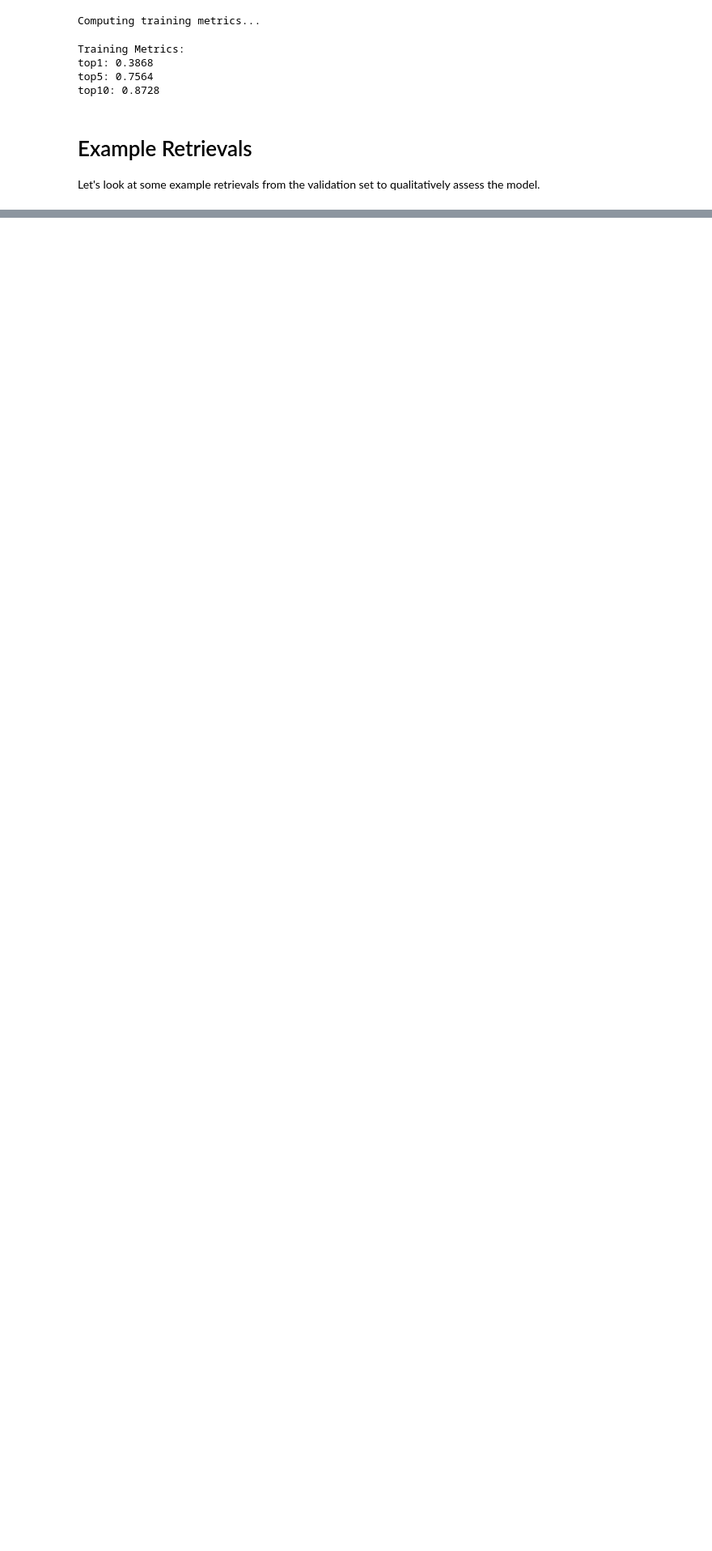
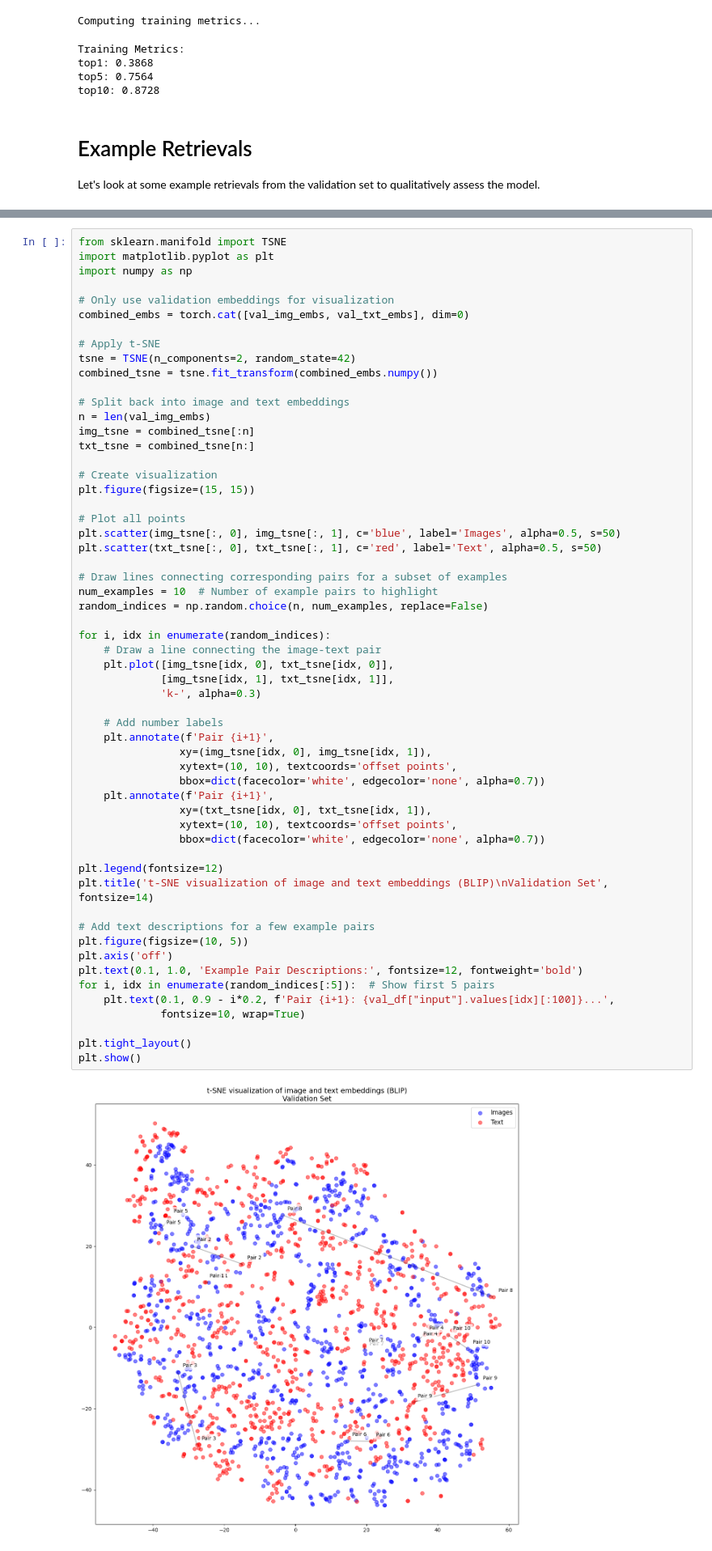
Before and after one commit to mntalha/MaterialVision, a Jupyter notebook: models/Salesforce/eval_blip.ipynb, the cells around one changed output, grey strips where cells are left out. Shown at 81% size. Saved outputs shown, nothing was run; the diff lists cells and outputs as text; blank space fills up the shorter version.

```diff
--- a/models/Salesforce/eval_blip.ipynb
+++ b/models/Salesforce/eval_blip.ipynb
@@ -307,0 +312,59 @@ Top text→image retrievals:
+# %%
+from sklearn.manifold import TSNE
+import matplotlib.pyplot as plt
+import numpy as np
+
+# Only use validation embeddings for visualization
+combined_embs = torch.cat([val_img_embs, val_txt_embs], dim=0)
+
+# Apply t-SNE
+tsne = TSNE(n_components=2, random_state=42)
+combined_tsne = tsne.fit_transform(combined_embs.numpy())
+
+# Split back into image and text embeddings
+n = len(val_img_embs)
+img_tsne = combined_tsne[:n]
+txt_tsne = combined_tsne[n:]
+
+# Create visualization
+plt.figure(figsize=(15, 15))
+
+# Plot all points
+plt.scatter(img_tsne[:, 0], img_tsne[:, 1], c='blue', label='Images', alpha=0.5, s=50)
+plt.scatter(txt_tsne[:, 0], txt_tsne[:, 1], c='red', label='Text', alpha=0.5, s=50)
+
+# Draw lines connecting corresponding pairs for a subset of examples
+num_examples = 10  # Number of example pairs to highlight
+random_indices = np.random.choice(n, num_examples, replace=False)
+
+for i, idx in enumerate(random_indices):
+    # Draw a line connecting the image-text pair
+    plt.plot([img_tsne[idx, 0], txt_tsne[idx, 0]],
+             [img_tsne[idx, 1], txt_tsne[idx, 1]],
+             'k-', alpha=0.3)
+
+    # Add number labels
+    plt.annotate(f'Pair {i+1}',
+                xy=(img_tsne[idx, 0], img_tsne[idx, 1]),
+                xytext=(10, 10), textcoords='offset points',
+                bbox=dict(facecolor='white', edgecolor='none', alpha=0.7))
+    plt.annotate(f'Pair {i+1}',
+                xy=(txt_tsne[idx, 0], txt_tsne[idx, 1]),
+                xytext=(10, 10), textcoords='offset points',
+                bbox=dict(facecolor='white', edgecolor='none', alpha=0.7))
+
+plt.legend(fontsize=12)
+plt.title('t-SNE visualization of image and text embeddings (BLIP)\nValidation Set', fontsize=14)
+
+# Add text descriptions for a few example pairs
+plt.figure(figsize=(10, 5))
+plt.axis('off')
+plt.text(0.1, 1.0, 'Example Pair Descriptions:', fontsize=12, fontweight='bold')
+for i, idx in enumerate(random_indices[:5]):  # Show first 5 pairs
+    plt.text(0.1, 0.9 - i*0.2, f'Pair {i+1}: {val_df["input"].values[idx][:100]}...',
+             fontsize=10, wrap=True)
+
+plt.tight_layout()
+plt.show()
+# %% [output]
+[figure, added]
```
Also changed, not shown: parts of 4 cells of this notebook, 40 other files.
